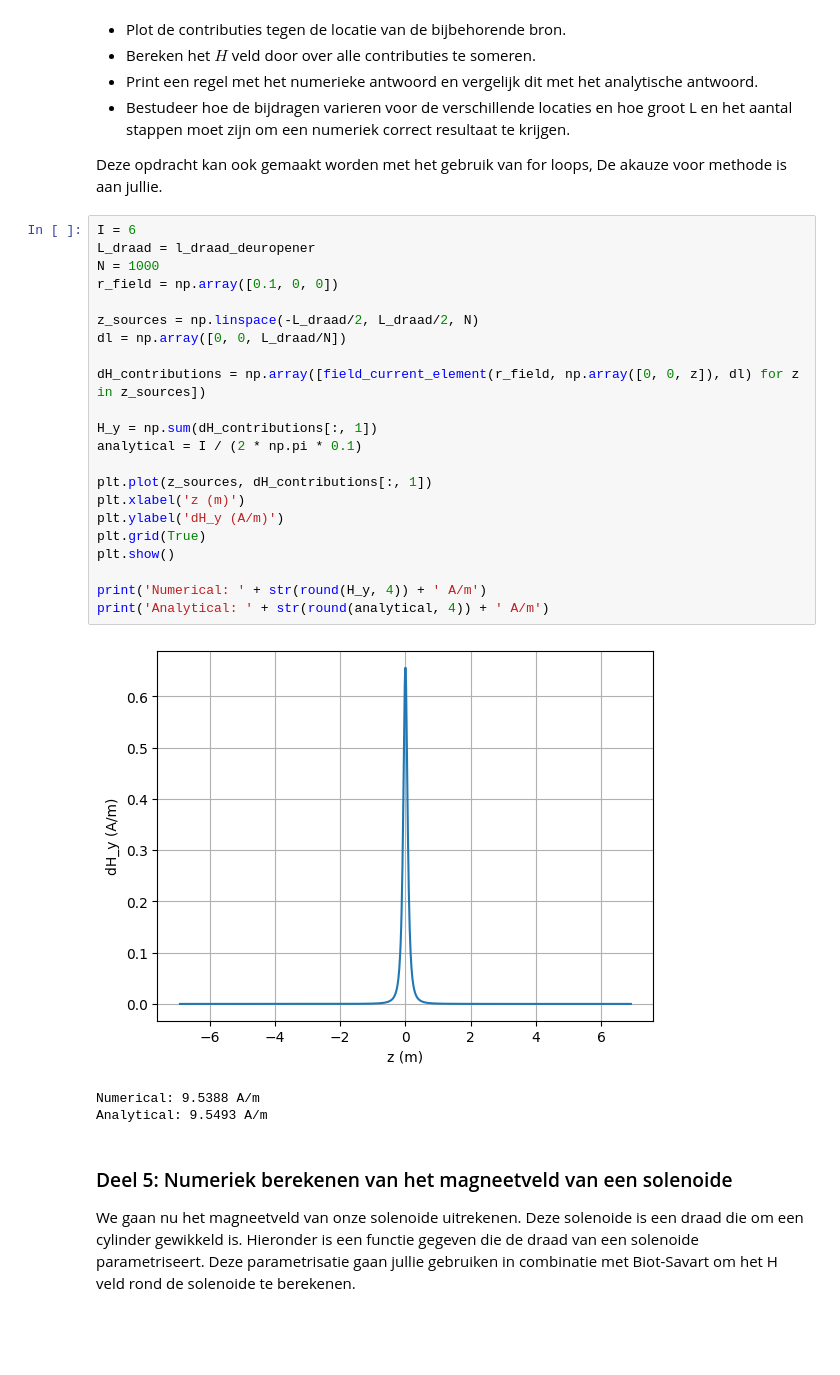
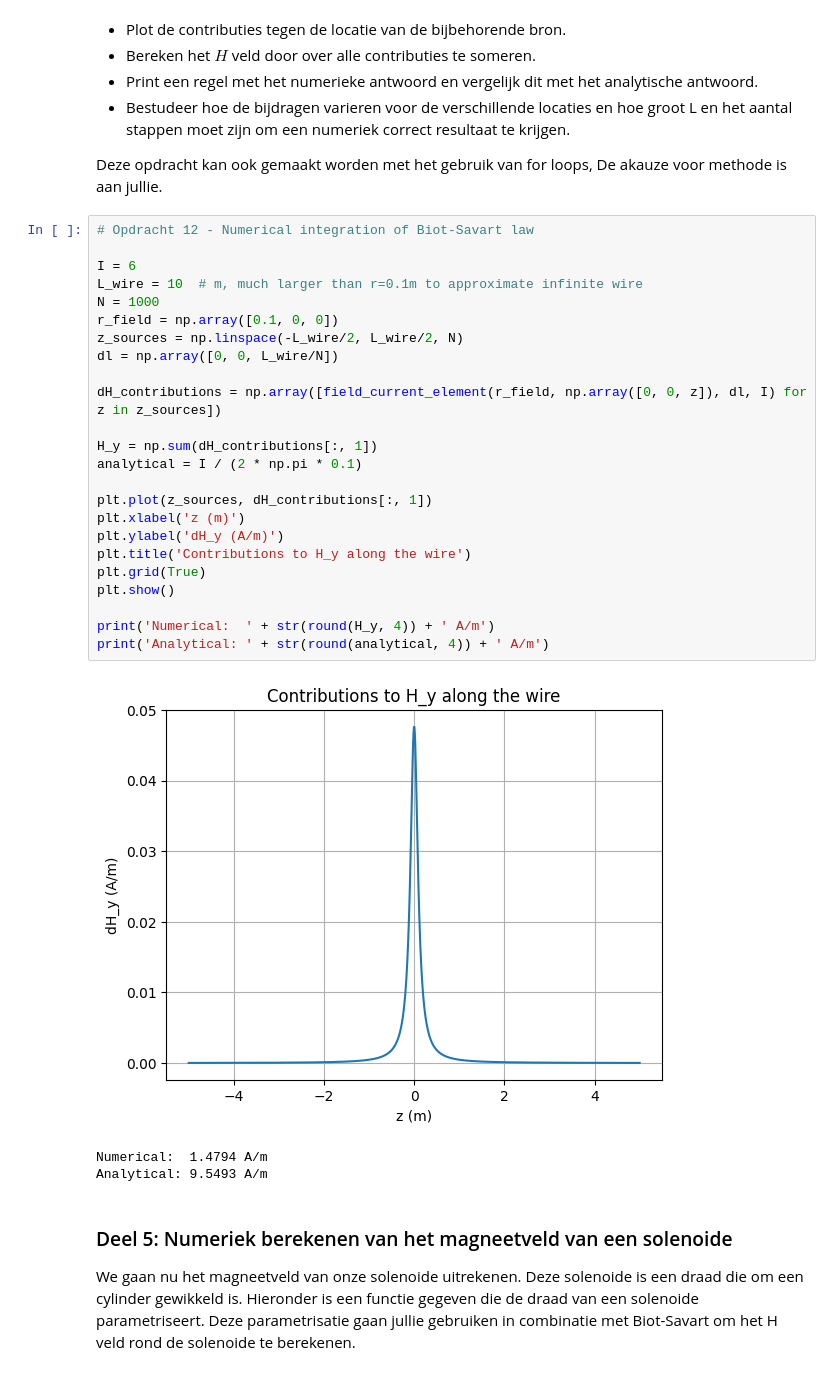
Before and after one commit to pieterbroerse/opdrachten-DEF-D, a Jupyter notebook: DigitaleOntwerpopdrachten/2KrachtactuatorOpdracht/KrachtactuatorOpdracht.ipynb, the cells around one changed output. Drawn from its saved outputs; the diff is of its cells as text; blank space fills up the shorter version.

```diff
--- a/DigitaleOntwerpopdrachten/2KrachtactuatorOpdracht/KrachtactuatorOpdracht.ipynb
+++ b/DigitaleOntwerpopdrachten/2KrachtactuatorOpdracht/KrachtactuatorOpdracht.ipynb
@@ -336,30 +382,32 @@ Nu gaan we met behulp van de numerieke implementatie van de wet van Biot-Savart
 
 Deze opdracht kan ook gemaakt worden met het gebruik van for loops, De akauze voor methode is aan jullie.
 # %%
+# Opdracht 12 - Numerical integration of Biot-Savart law
+
 I = 6
-L_draad = l_draad_deuropener
+L_wire = 10  # m, much larger than r=0.1m to approximate infinite wire
 N = 1000
 r_field = np.array([0.1, 0, 0])
+z_sources = np.linspace(-L_wire/2, L_wire/2, N)
+dl = np.array([0, 0, L_wire/N])
 
-z_sources = np.linspace(-L_draad/2, L_draad/2, N)
-dl = np.array([0, 0, L_draad/N])
-
-dH_contributions = np.array([field_current_element(r_field, np.array([0, 0, z]), dl) for z in z_sources])
+dH_contributions = np.array([field_current_element(r_field, np.array([0, 0, z]), dl, I) for z in z_sources])
 
 H_y = np.sum(dH_contributions[:, 1])
 analytical = I / (2 * np.pi * 0.1)
 
 plt.plot(z_sources, dH_contributions[:, 1])
 plt.xlabel('z (m)')
 plt.ylabel('dH_y (A/m)')
+plt.title('Contributions to H_y along the wire')
 plt.grid(True)
 plt.show()
 
-print('Numerical: ' + str(round(H_y, 4)) + ' A/m')
+print('Numerical:  ' + str(round(H_y, 4)) + ' A/m')
 print('Analytical: ' + str(round(analytical, 4)) + ' A/m')
 # %% [output]
-[figure, old version]
+[figure, new version]
-Numerical: 9.5388 A/m
+Numerical:  1.4794 A/m
 Analytical: 9.5493 A/m
 # %% [markdown]
 ### Deel 5: Numeriek berekenen van het magneetveld van een solenoide
```
Also changed, not shown: parts of 20 cells of this notebook, 1 other file.
